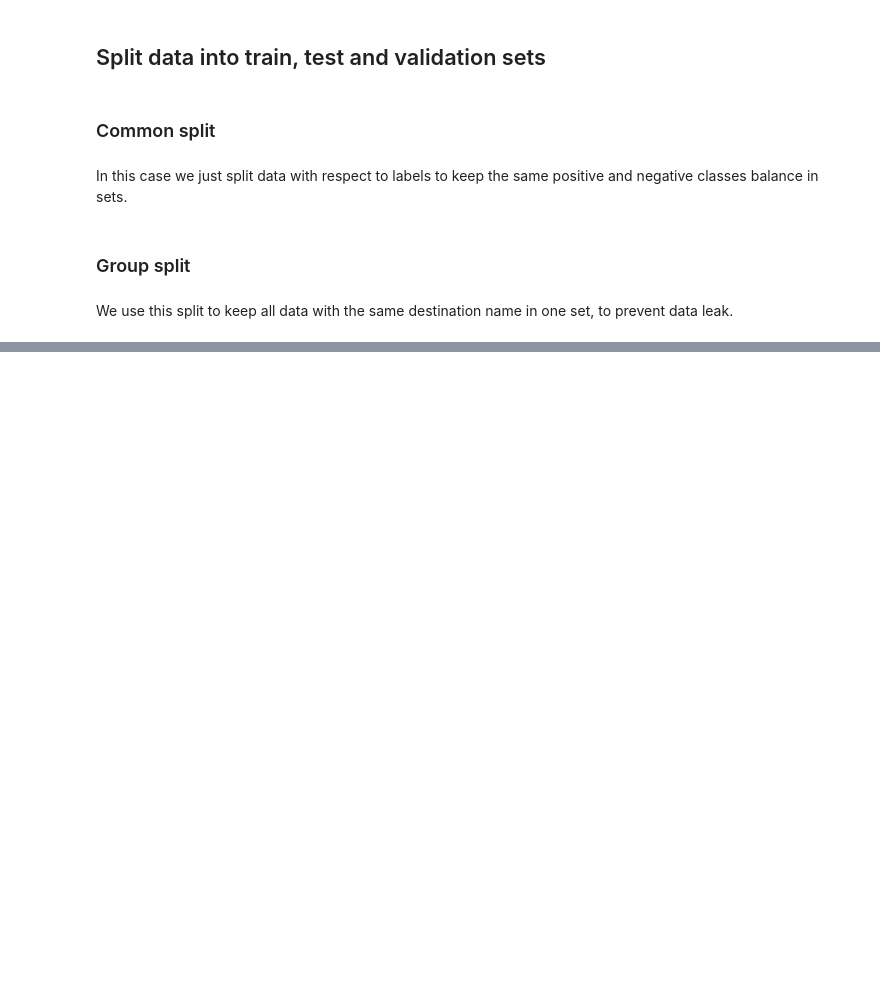
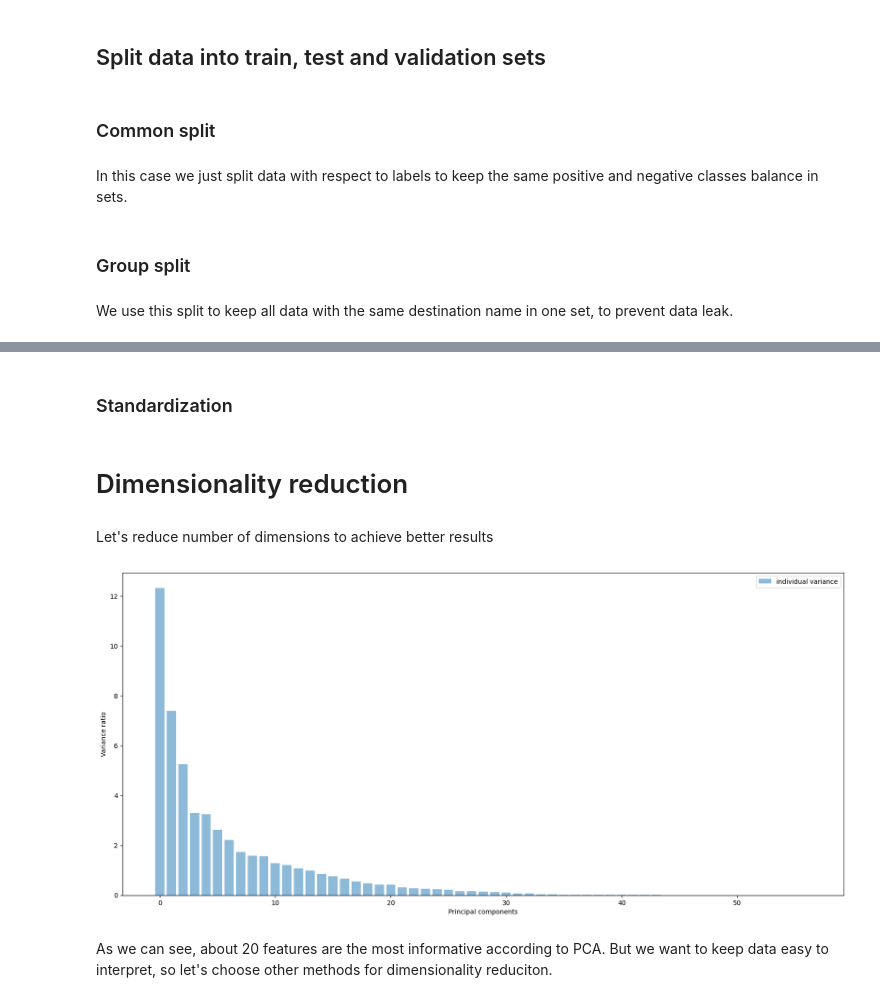
Before and after one commit to GuthHannes/CVTDM_Fraud_Prediction, a Jupyter notebook: std_and_reduce_dim.ipynb, the cells around one changed output, grey strips where cells are left out. Saved outputs shown, nothing was run; the diff lists cells and outputs as text; code cells hidden in the pictures; blank space fills up the shorter version.

Commit message:
data splitting and standardization

```diff
--- a/std_and_reduce_dim.ipynb
+++ b/std_and_reduce_dim.ipynb
@@ -79,0 +198,2 @@ SyntaxError: invalid syntax (2934566653.py, line 1)
+# %% [markdown]
+### Standardization
@@ -79,0 +231,30 @@ SyntaxError: invalid syntax (2934566653.py, line 1)
+# %%
+data = datasets['group_main_types']
+X = data['X']
+y = data['y']
+
+X_train, X_test, X_validation = X['train'], X['test'], X['validation']
+y_train, y_test, y_validation = y['train'], y['test'], y['validation']
+
+del datasets
+del transactions
+# %% [markdown]
+# Dimensionality reduction
+# %% [markdown]
+Let's reduce number of dimensions to achieve better results
+# %%
+from sklearn.decomposition import PCA
+
+pca = PCA()
+pca.fit_transform(X_validation)
+pca_variance = pca.explained_variance_
+
+plt.bar(range(X_validation.shape[1]), pca_variance, alpha=0.5, align='center', label='individual variance')
+plt.legend()
+plt.ylabel('Variance ratio')
+plt.xlabel('Principal components')
+plt.show()
+# %% [output]
+[figure, added]
+# %% [markdown]
+As we can see, about 20 features are the most informative according to PCA. But we want to keep data easy to interpret, so let's choose other methods for dimensionality reduciton.
```
Also changed, not shown: parts of 20 cells of this notebook.
